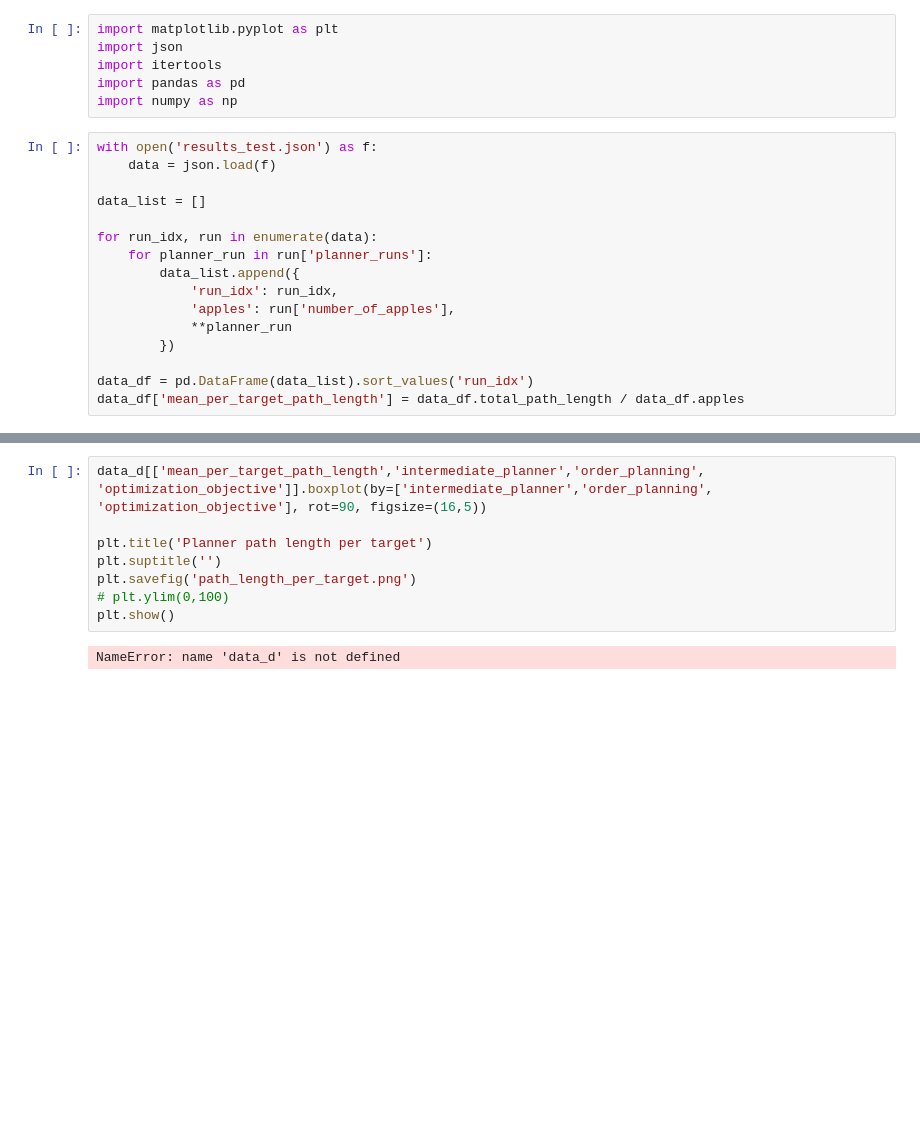
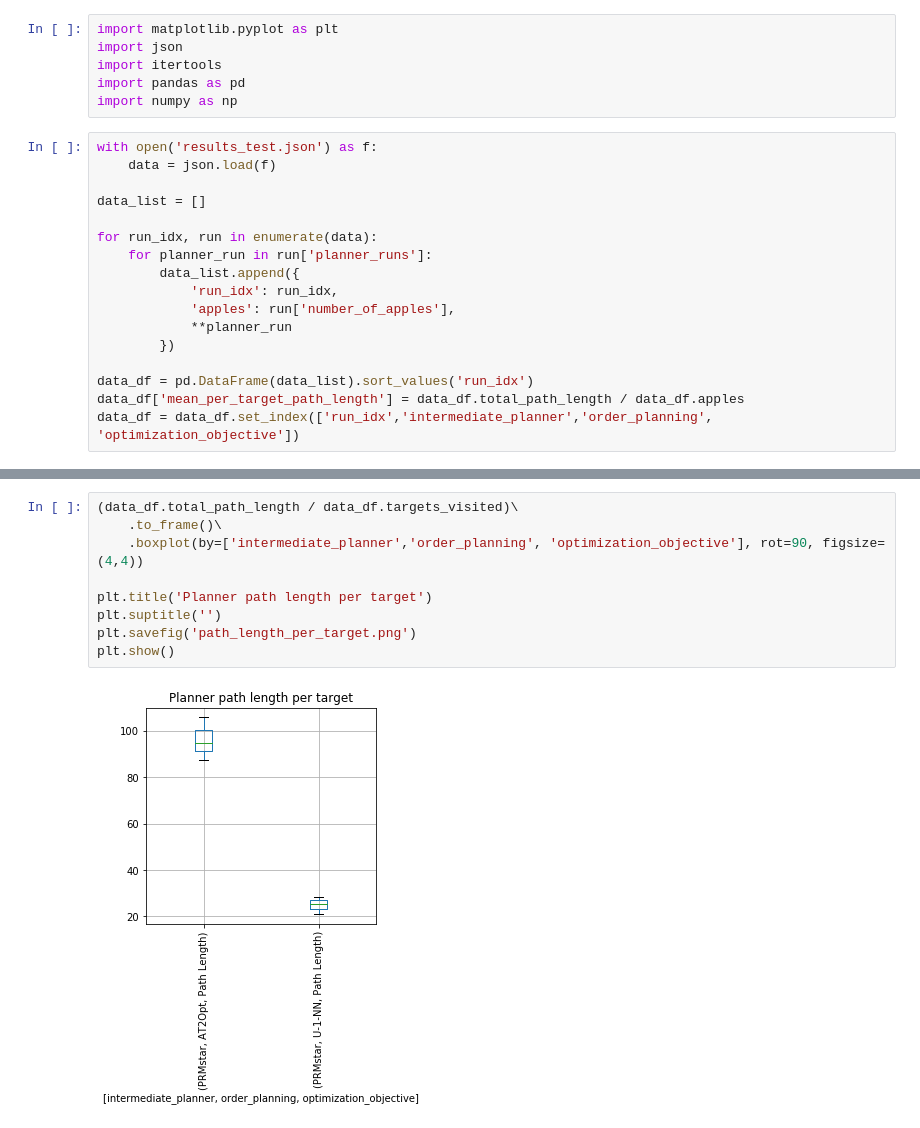
Before and after one commit to werner291/Multigoal-Orchard-Drone-Planning-Library, a Jupyter notebook: analysis/Performance Analysis.ipynb, the cells around one changed output, grey strips where cells are left out. Cells and saved outputs as stored; diff of their text form; blank space fills up the shorter version.

```diff
--- a/analysis/Performance Analysis.ipynb
+++ b/analysis/Performance Analysis.ipynb
@@ -20,3 +20,4 @@ for run_idx, run in enumerate(data):
 
 data_df = pd.DataFrame(data_list).sort_values('run_idx')
 data_df['mean_per_target_path_length'] = data_df.total_path_length / data_df.apples
+data_df = data_df.set_index(['run_idx','intermediate_planner','order_planning', 'optimization_objective'])
@@ -23,11 +35,12 @@ data_df['mean_per_target_path_length'] = data_df.total_path_length / data_df.app
 # %%
-data_d[['mean_per_target_path_length','intermediate_planner','order_planning', 'optimization_objective']].boxplot(by=['intermediate_planner','order_planning', 'optimization_objective'], rot=90, figsize=(16,5))
+(data_df.total_path_length / data_df.targets_visited)\
+    .to_frame()\
+    .boxplot(by=['intermediate_planner','order_planning', 'optimization_objective'], rot=90, figsize=(4,4))
 
 plt.title('Planner path length per target')
 plt.suptitle('')
 plt.savefig('path_length_per_target.png')
-# plt.ylim(0,100)
 plt.show()
 # %% [output]
-NameError: name 'data_d' is not defined
+[figure, added]
 # %%
```
Also changed, not shown: parts of 7 cells of this notebook, 5 other files.
